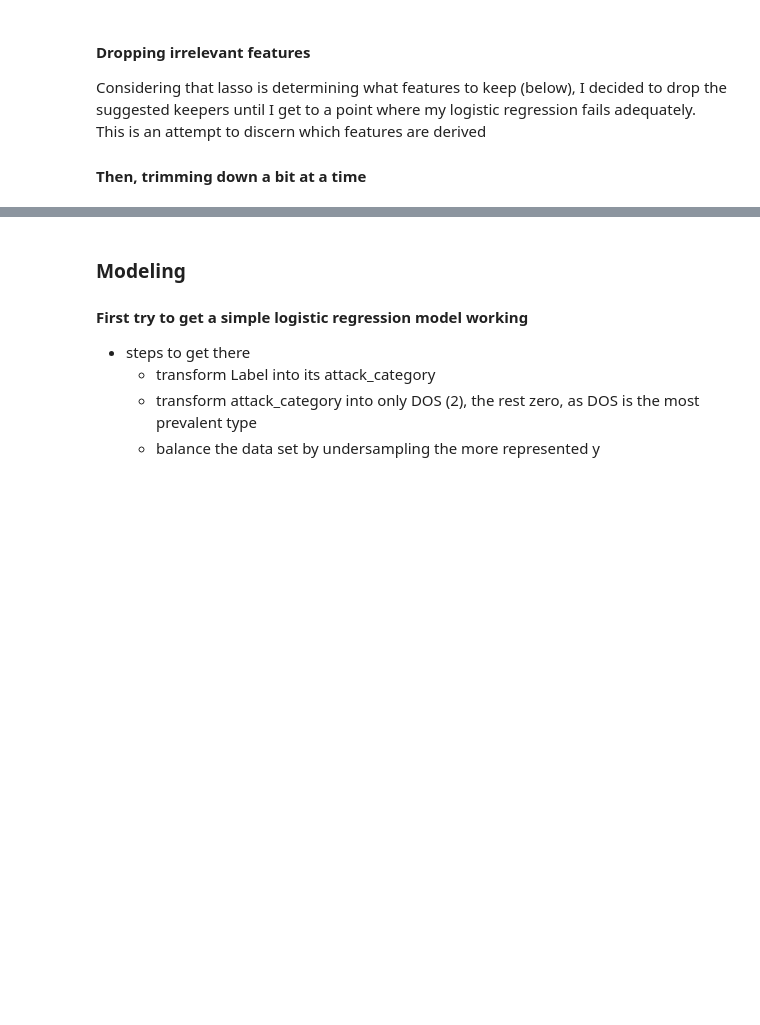
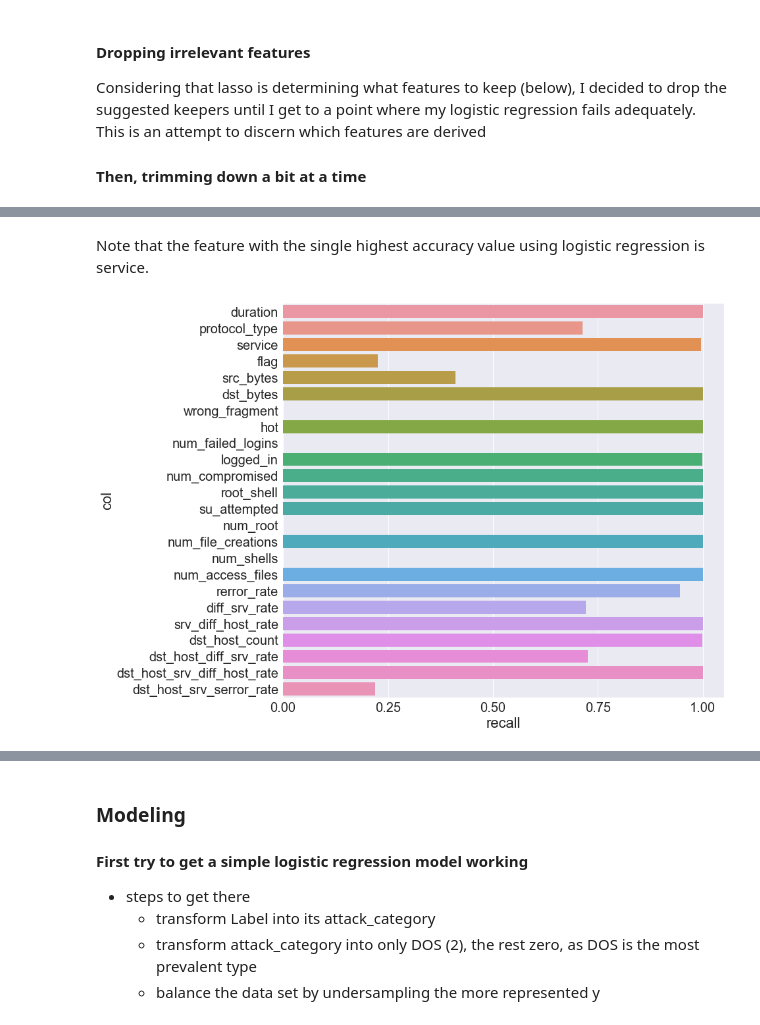
Before and after one commit to MnemoSemiotic/Analyzing-Network-Traffic_kdd99, a Jupyter notebook: Feature_Engineering_and_Modeling.ipynb, the cells around one changed output, grey strips where cells are left out. Saved outputs shown, nothing was run; the diff lists cells and outputs as text; code cells hidden in the pictures; blank space fills up the shorter version.

```diff
--- a/Feature_Engineering_and_Modeling.ipynb
+++ b/Feature_Engineering_and_Modeling.ipynb
@@ -165,0 +218,11 @@ populate_conf_mat
+# %% [markdown]
+Note that the feature with the single highest accuracy value using logistic regression is service.
+# %%
+dims = (12, 11)
+fig, ax = plt.subplots(figsize=dims)
+ax = sns.barplot(x="recall", y="col", data=conf_mat_df)
+sns.set_style("ticks")
+sns.set()
+sns.set(font_scale=4)
+# %% [output]
+[figure, added]
```
Also changed, not shown: parts of 7 cells of this notebook, 2 other files.
